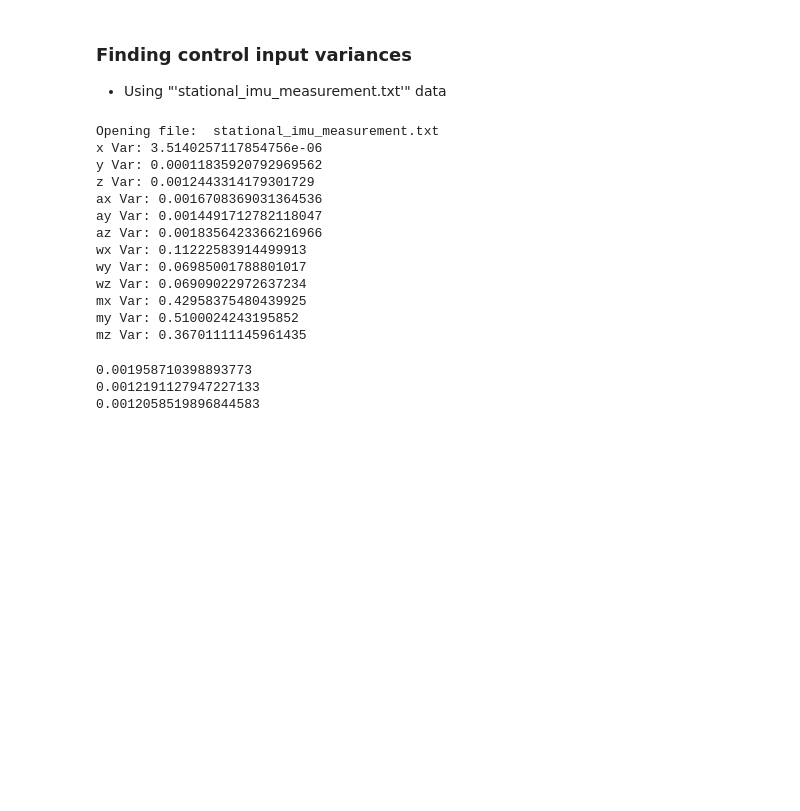
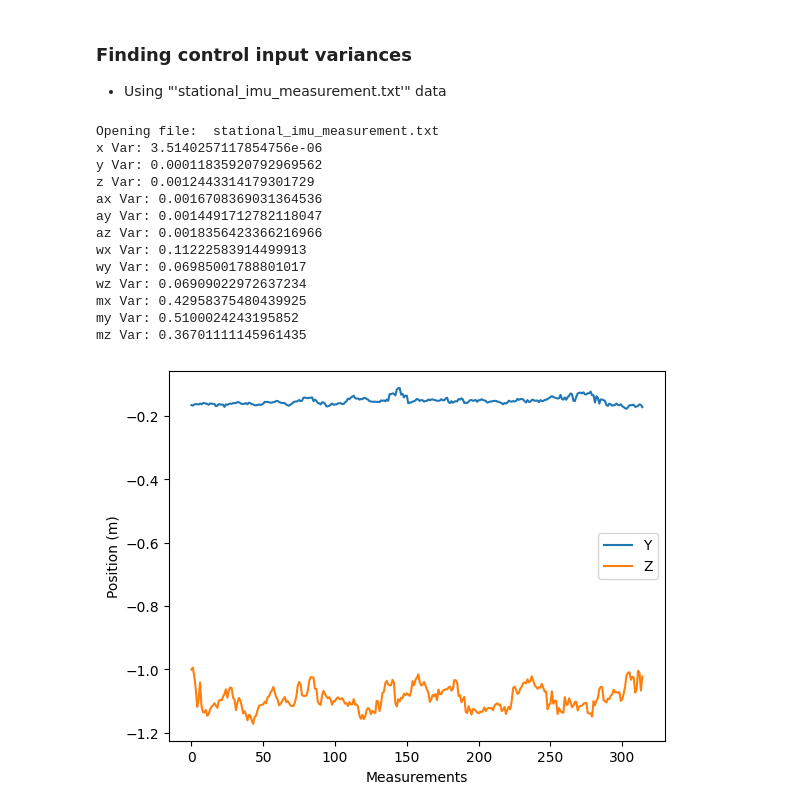
Before and after one commit to Jin00x/UKF_3D, a Jupyter notebook: ukf/ukf_3d_NED_6_dim_u.ipynb, the cells around one changed output. Saved outputs shown, nothing was run; the diff lists cells and outputs as text; code cells hidden in the pictures; blank space fills up the shorter version.

```diff
--- a/ukf/ukf_3d_NED_6_dim_u.ipynb
+++ b/ukf/ukf_3d_NED_6_dim_u.ipynb
@@ -542,39 +556,40 @@ collections = [[] for _ in range(len(names))]
 to_plot = []
 with open(path + txt_file) as f:
     f.readline()
     f.readline()
-    prev_time = float(f.readline().strip().split("/")[0])
+    f.readline()
     for line in f:
         line = line.strip().split("/")
         time, x, y, z, ax, ay, az, wx, wy, wz, mx, my, mz = list(map(float, line))
 
         # wx, wy, wz = (math.radians(wx), math.radians(wy), math.radians(wz))
         x, y, z = -y, -x, -z
 
         for i, val in enumerate([x, y, z, ax, ay, az, wx, wy, wz, mx, my, mz]):
             collections[i].append(val)
 
 for i, name in enumerate(names):
     print(f"{name} Var: {np.var(np.array(collections[i]))}")
+
+# plt.plot(collections[0], label='X')
+plt.plot(collections[1], label='Y')
+plt.plot(collections[2], label='Z')
+plt.xlabel('Measurements')
+plt.ylabel('Position (m)')
+plt.legend()
+plt.show()
 # %% [output]
 Opening file:  stational_imu_measurement.txt
 x Var: 3.5140257117854756e-06
 y Var: 0.00011835920792969562
 z Var: 0.0012443314179301729
 ax Var: 0.0016708369031364536
 ay Var: 0.0014491712782118047
 az Var: 0.0018356423366216966
 wx Var: 0.11222583914499913
 wy Var: 0.06985001788801017
 wz Var: 0.06909022972637234
 mx Var: 0.42958375480439925
 my Var: 0.5100024243195852
 mz Var: 0.36701111145961435
+[figure, added]
-# %%
-print(math.radians(0.11222583914499913))
-print(math.radians(0.06985001788801017))
-print(math.radians(0.06909022972637234))
-# %% [output]
-0.001958710398893773
-0.0012191127947227133
-0.0012058519896844583
```
Also changed, not shown: parts of 8 cells of this notebook.
